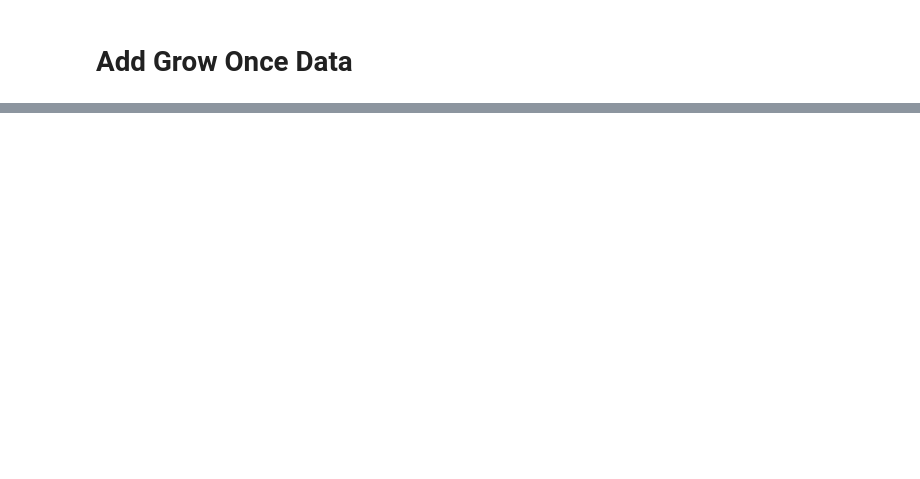
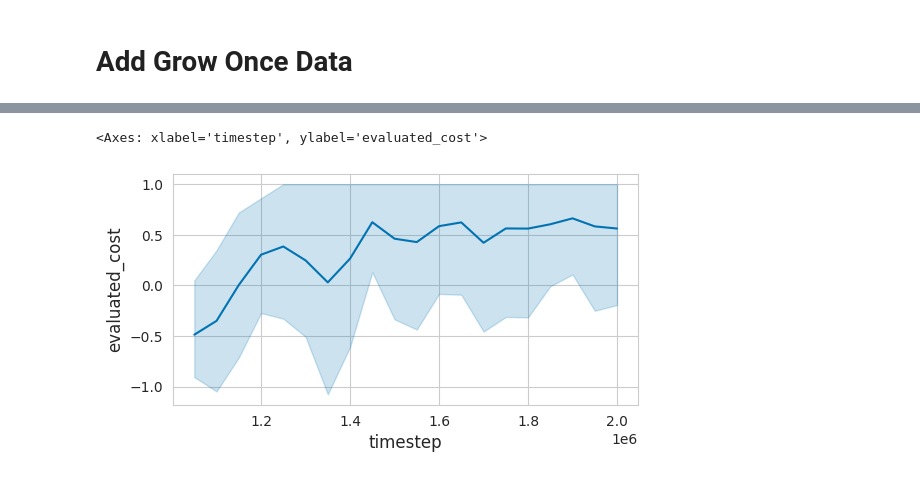
Before and after one commit to automl/GrowNN, a Jupyter notebook: plotting/plot_grow_once.ipynb, the cells around one changed output, grey strips where cells are left out. Saved outputs shown, nothing was run; the diff lists cells and outputs as text; code cells hidden in the pictures; blank space fills up the shorter version.

```diff
--- a/plotting/plot_grow_once.ipynb
+++ b/plotting/plot_grow_once.ipynb
@@ -165,0 +172,3 @@ See the caveats in the documentation: https://pandas.pydata.org/pandas-docs/stab
+# %%
+grow_once_cost = get_logtable(databse_name, table_name, "smac_callbacks", "baselines/blackbox_only_hpo/config/blackbox_only_hpo.yaml")
+smac_cost_warmstarting = grow_once_cost[grow_once_cost["experiment_id"] == 4]
@@ -165,0 +193,4 @@ See the caveats in the documentation: https://pandas.pydata.org/pandas-docs/stab
+# %%
+# Remove incumbent because of odd behaviour
+samc_cost_warmstarting_incumbent = smac_cost_warmstarting["cost"].idxmin()
+smac_cost_warmstarting = smac_cost_warmstarting.drop(samc_cost_warmstarting_incumbent)
@@ -165,0 +201,8 @@ See the caveats in the documentation: https://pandas.pydata.org/pandas-docs/stab
+# %%
+
+samc_cost_warmstarting_row = smac_cost_warmstarting.loc[smac_cost_warmstarting["cost"].idxmin()]
+minimal_cost_experiment_id = samc_cost_warmstarting_row["experiment_id"]
+minimal_cost_trial = samc_cost_warmstarting_row["trial_number"]
+minimal_cost = samc_cost_warmstarting_row["cost"]
+# %%
+training_process_after_warmstarting = get_logtable(databse_name, table_name, "training_process", "baselines/blackbox_only_hpo/config/blackbox_only_hpo.yaml")
@@ -165,0 +227,7 @@ See the caveats in the documentation: https://pandas.pydata.org/pandas-docs/stab
+# %%
+# Plot training process after warmstarting
+training_process_after_warmstarting = training_process_after_warmstarting[(training_process_after_warmstarting["experiment_id"] == minimal_cost_experiment_id) & (training_process_after_warmstarting["trial_number"] == minimal_cost_trial)]
+sns.lineplot(data=relevat_training_process_after_growth, x="timestep", y="evaluated_cost")
+# %% [output]
+<Axes: xlabel='timestep', ylabel='evaluated_cost'>
+[figure, added]
```
Also changed, not shown: parts of 17 cells of this notebook, 1 other file.
